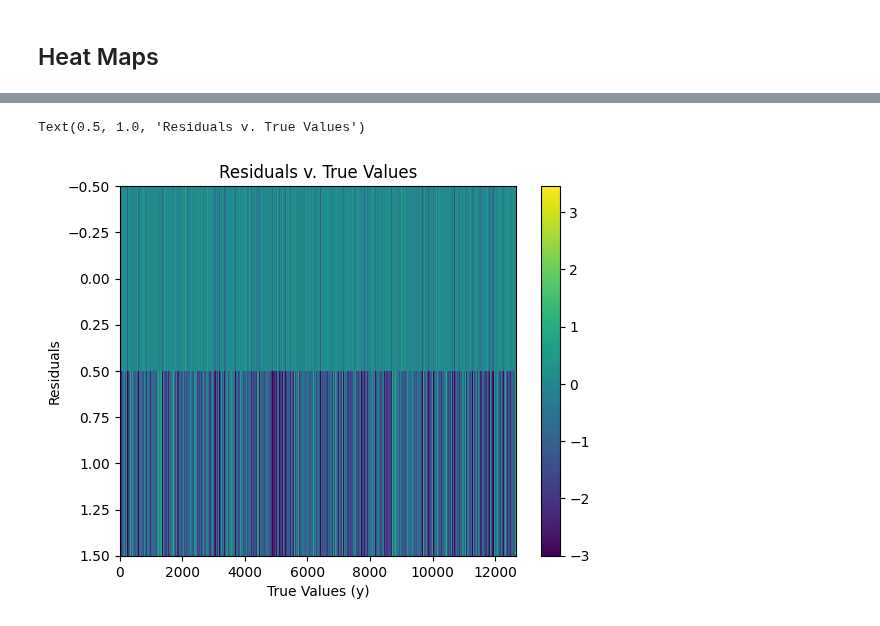
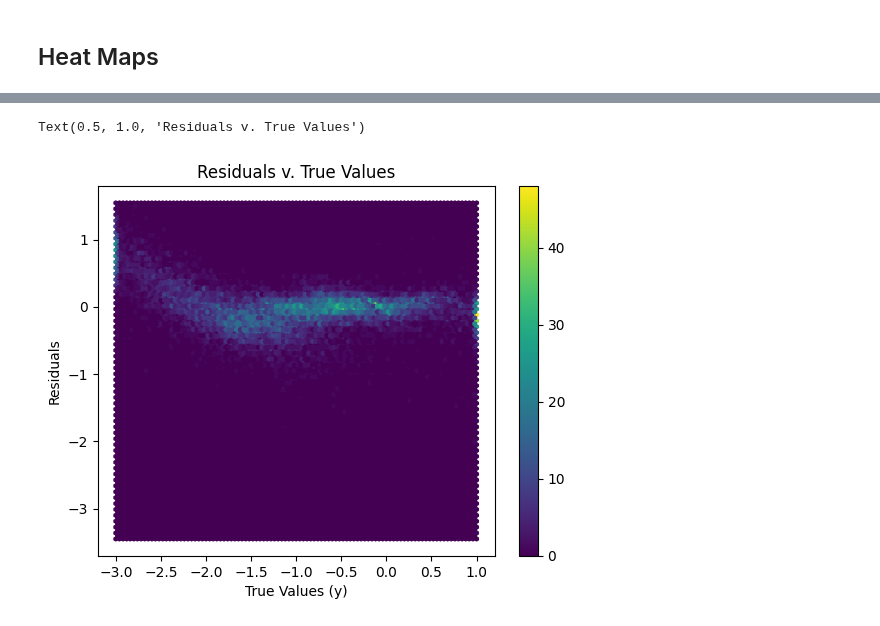
Before and after one commit to mwallace5270/hot-dust, a Jupyter notebook: evaluate.ipynb, the cells around one changed output, grey strips where cells are left out. Saved outputs shown, nothing was run; the diff lists cells and outputs as text; code cells hidden in the pictures.

```diff
--- a/evaluate.ipynb
+++ b/evaluate.ipynb
@@ -89,8 +89,8 @@ plt.plot([min(y), max(y)], [min(y), max(y)], color='red')
 [<matplotlib.lines.Line2D at 0x...>]
 [figure]
 # %%
-# Plot a histogram of the residuals (y = y_hat + residual)
-residual = y - y_hat
+# Plot a histogram of the residuals
+residual = y_hat - y
 num_bins = 100
 plt.hist(residual, num_bins)
 plt.title("Histogram of the Residuals")
@@ -144,17 +139,15 @@ plt.colorbar()
 # %%
 # Heat map of the residuals against y
-# Stack residuals and y together
-resid2y_hat = np.stack((residual, y))
 
 # create the heatmap of residuals against y
-plt.imshow(resid2y_hat, cmap='viridis', interpolation= 'nearest')
+plt.hexbin(y, residual, cmap='viridis')
 plt.colorbar()
 # set the size of the graph
 plt.axis('auto')
 # lables
 plt.xlabel("True Values (y)")
 plt.ylabel("Residuals")
 plt.title('Residuals v. True Values')
 # %% [output]
 Text(0.5, 1.0, 'Residuals v. True Values')
-[figure, old version]
+[figure, new version]
```
Also changed, not shown: parts of 3 cells of this notebook, 2 other files.
